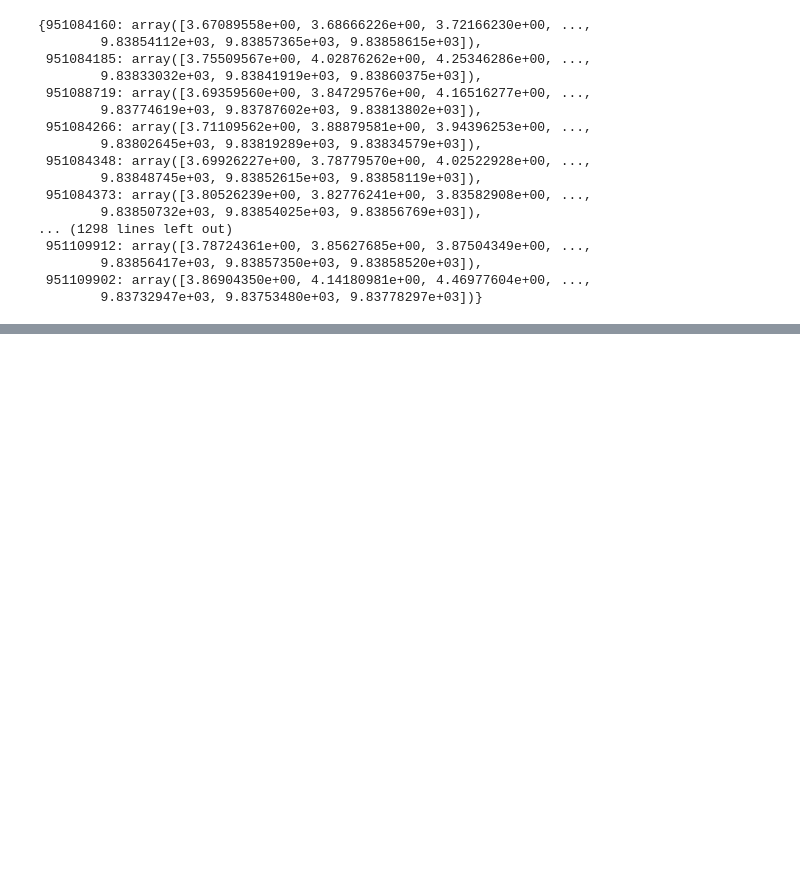
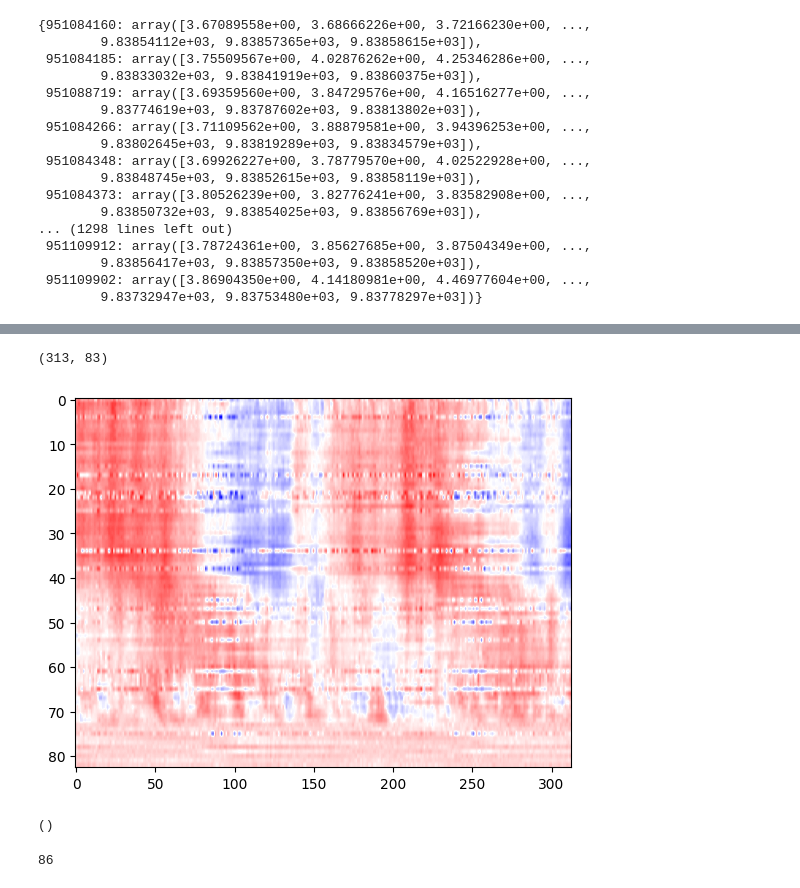
Before and after one commit to mariakesa/NeuroGarage, a Jupyter notebook: contrastive_learning/experimenting.ipynb, the cells around one changed output, grey strips where cells are left out. Saved outputs shown, nothing was run; the diff lists cells and outputs as text; code cells hidden in the pictures; blank space fills up the shorter version.

```diff
--- a/contrastive_learning/experimenting.ipynb
+++ b/contrastive_learning/experimenting.ipynb
@@ -56,0 +90,11 @@ TypeError: unhashable type: 'Int64Index'
+# %%
+def get_random_data_for_one_pair(lfp, spike_times):
+    times=lfp.time
+    random_time=np.random.choice(times, 1)
+    lfp_ind=np.where(times==random_time)[0][0]
+    upper_bound_time=random_time+0.25
+    spikes_in_window=[spike_times[i] for i in range(len(spike_times)) if spike_times[i]>random_time and spike_times[i]<upper_bound_time]
+    bin_size=0.01
+    #Write code to bin spikes here
+    lfp_in_window=lfp[lfp_ind:lfp_ind+313]
+    return lfp_in_window, spikes_in_window
@@ -56,0 +166,14 @@ TypeError: unhashable type: 'Int64Index'
+# %%
+plt.imshow(lfp_in_window.T, aspect='auto', cmap='bwr')
+print(lfp_in_window.shape)
+# %% [output]
+(313, 83)
+[figure, added]
+# %%
+print(binned_spikes[0].shape)
+# %% [output]
+()
+# %%
+print(len(spike_times))
+# %% [output]
+86
```
Also changed, not shown: parts of 10 cells of this notebook.
